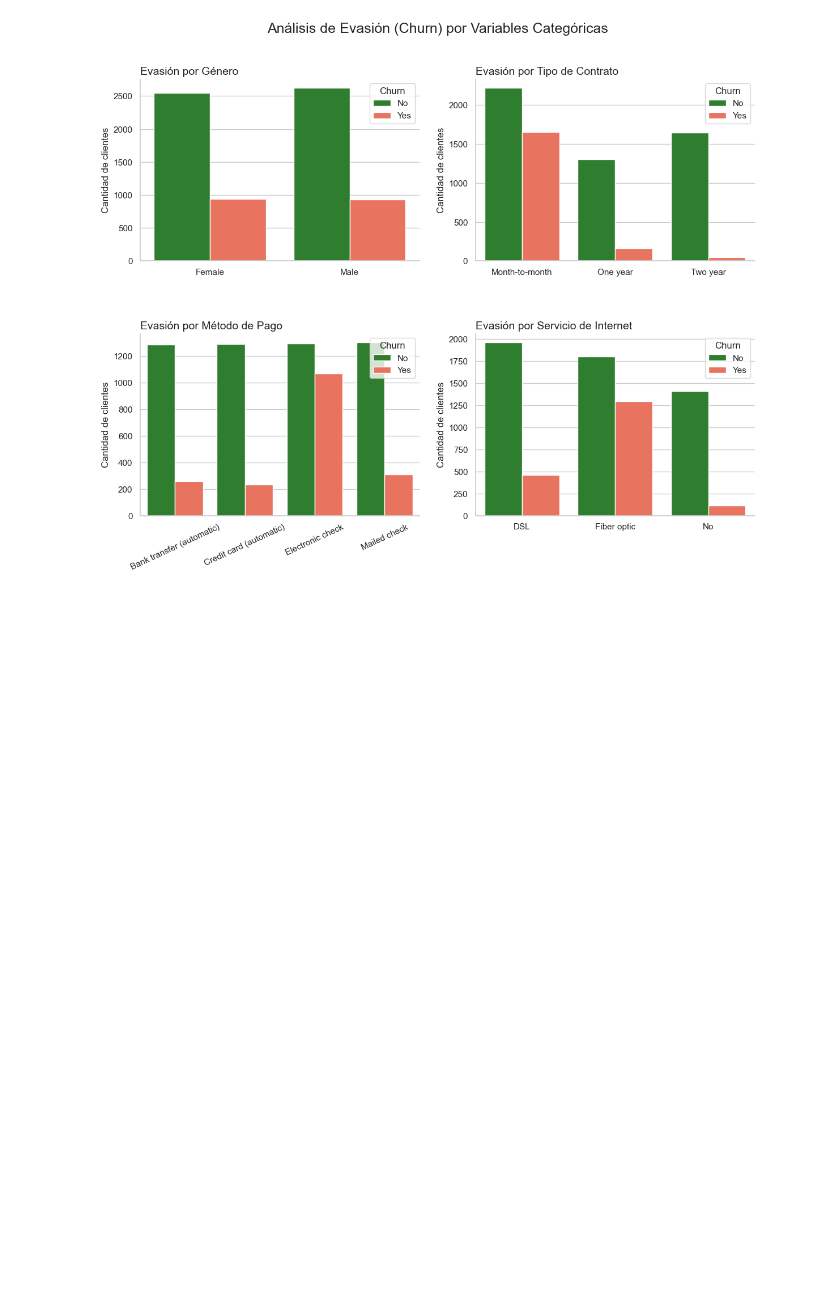
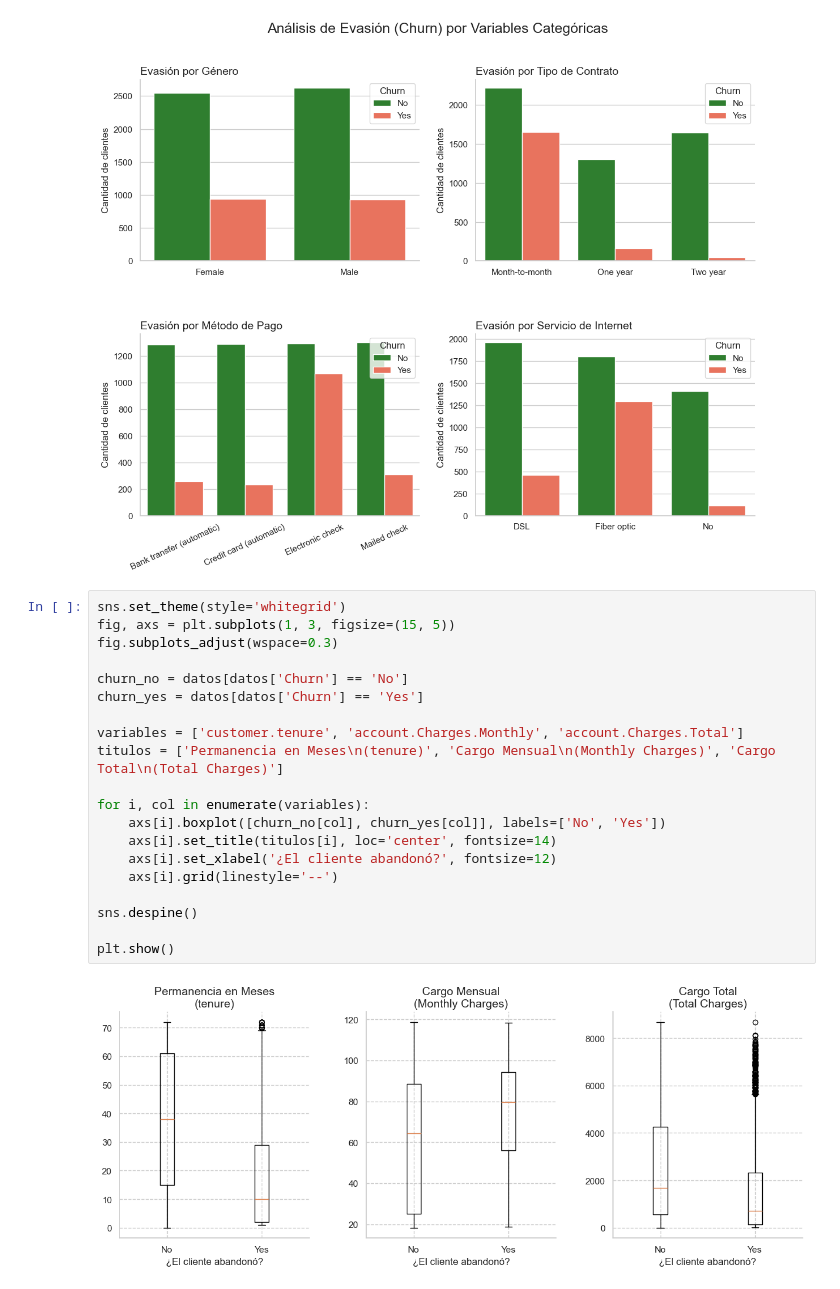
Before and after one commit to Felipe-Ahumada/Challenge_Telecom_X, a Jupyter notebook: challenge_telecom_x.ipynb, the cells around one changed output. Drawn from its saved outputs; the diff is of its cells as text; blank space fills up the shorter version.

Commit message:
Análisis con variables cuantitativas

```diff
--- a/challenge_telecom_x.ipynb
+++ b/challenge_telecom_x.ipynb
@@ -154,3 +154,25 @@ sns.despine()
 plt.show()
 # %% [output]
 [figure]
+# %%
+sns.set_theme(style='whitegrid')
+fig, axs = plt.subplots(1, 3, figsize=(15, 5))
+fig.subplots_adjust(wspace=0.3)
+
+churn_no = datos[datos['Churn'] == 'No']
+churn_yes = datos[datos['Churn'] == 'Yes']
+
+variables = ['customer.tenure', 'account.Charges.Monthly', 'account.Charges.Total']
+titulos = ['Permanencia en Meses\n(tenure)', 'Cargo Mensual\n(Monthly Charges)', 'Cargo Total\n(Total Charges)']
+
+for i, col in enumerate(variables):
+    axs[i].boxplot([churn_no[col], churn_yes[col]], labels=['No', 'Yes'])
+    axs[i].set_title(titulos[i], loc='center', fontsize=14)
+    axs[i].set_xlabel('¿El cliente abandonó?', fontsize=12)
+    axs[i].grid(linestyle='--')
+
+sns.despine()
+
+plt.show()
+# %% [output]
+[figure, added]
```
